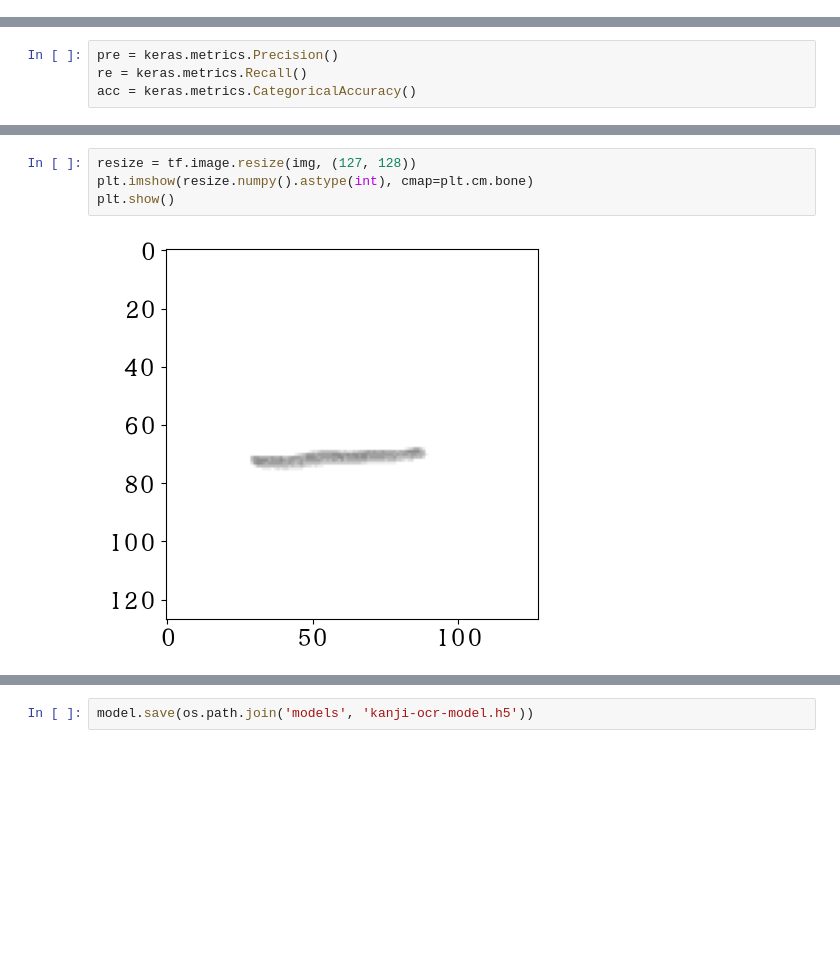
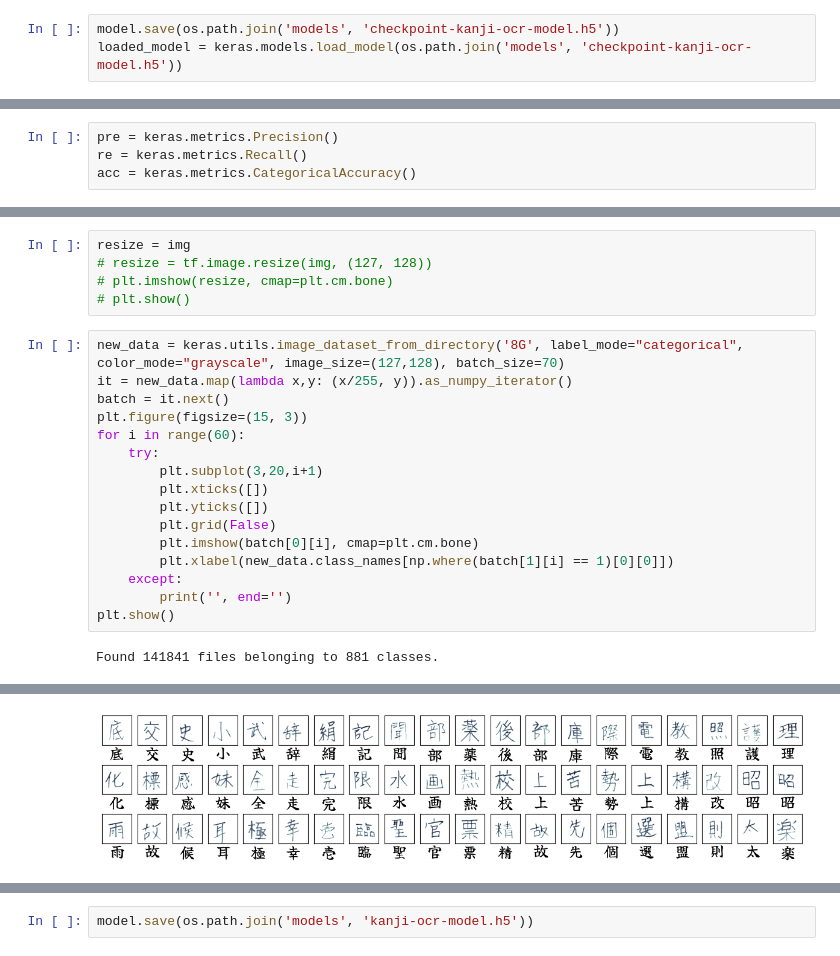
Before and after one commit to VicHofs/kanji-ocr, a Jupyter notebook: main.ipynb, the cells around one changed output, grey strips where cells are left out. Cells and saved outputs as stored; diff of their text form; blank space fills up the shorter version.

```diff
--- a/main.ipynb
+++ b/main.ipynb
@@ -213,3 +194,6 @@ Epoch 5/20
 # %% [markdown]
 ## Run tests and export
+# %%
+model.save(os.path.join('models', 'checkpoint-kanji-ocr-model.h5'))
+loaded_model = keras.models.load_model(os.path.join('models', 'checkpoint-kanji-ocr-model.h5'))
 # %%
@@ -276,6 +261,23 @@ plt.show()
 # %%
-resize = tf.image.resize(img, (127, 128))
-plt.imshow(resize.numpy().astype(int), cmap=plt.cm.bone)
-plt.show()
+resize = img
+# resize = tf.image.resize(img, (127, 128))
+# plt.imshow(resize, cmap=plt.cm.bone)
+# plt.show()
-# %% [output]
-[figure, removed]
+# %%
+new_data = keras.utils.image_dataset_from_directory('8G', label_mode="categorical", color_mode="grayscale", image_size=(127,128), batch_size=70)
+it = new_data.map(lambda x,y: (x/255, y)).as_numpy_iterator()
+batch = it.next()
+plt.figure(figsize=(15, 3))
+for i in range(60):
+    try:
+        plt.subplot(3,20,i+1)
+        plt.xticks([])
+        plt.yticks([])
+        plt.grid(False)
+        plt.imshow(batch[0][i], cmap=plt.cm.bone)
+        plt.xlabel(new_data.class_names[np.where(batch[1][i] == 1)[0][0]])
+    except:
+        print('', end='')
+plt.show()
+# %% [output]
+Found 141841 files belonging to 881 classes.
@@ -282 +288,2 @@ plt.show()
+[figure, added]
 # %%
```
Also changed, not shown: parts of 24 cells of this notebook, 1 other file.
